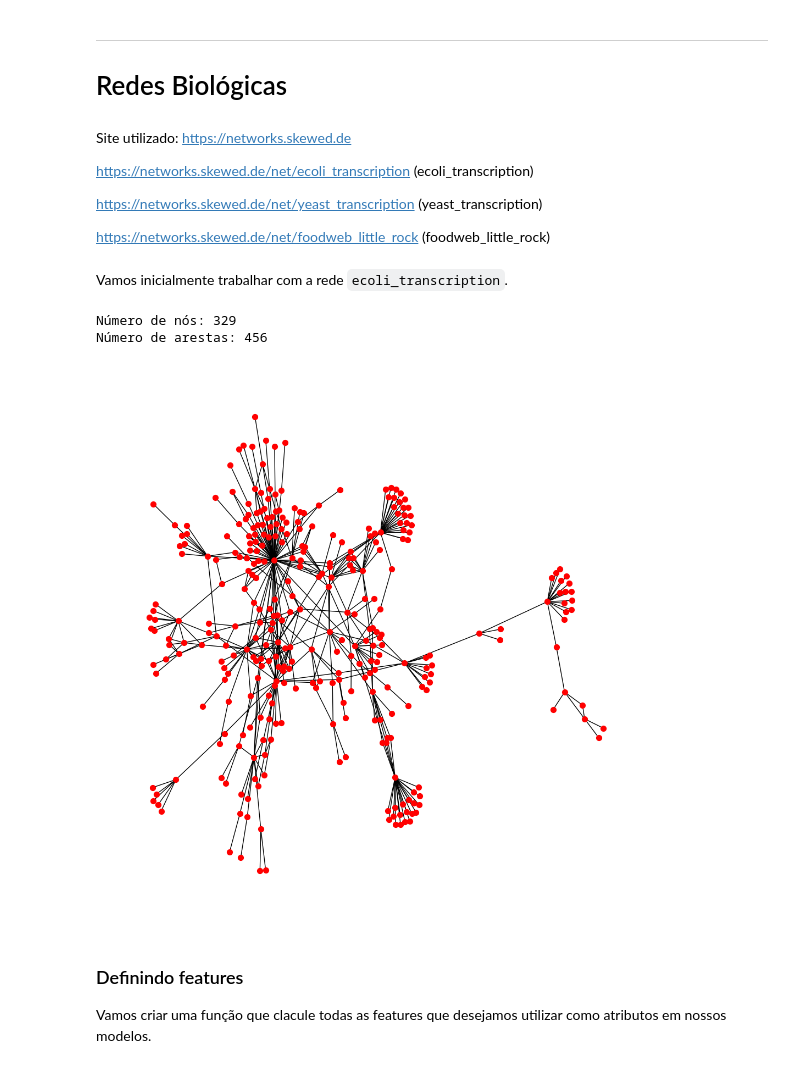
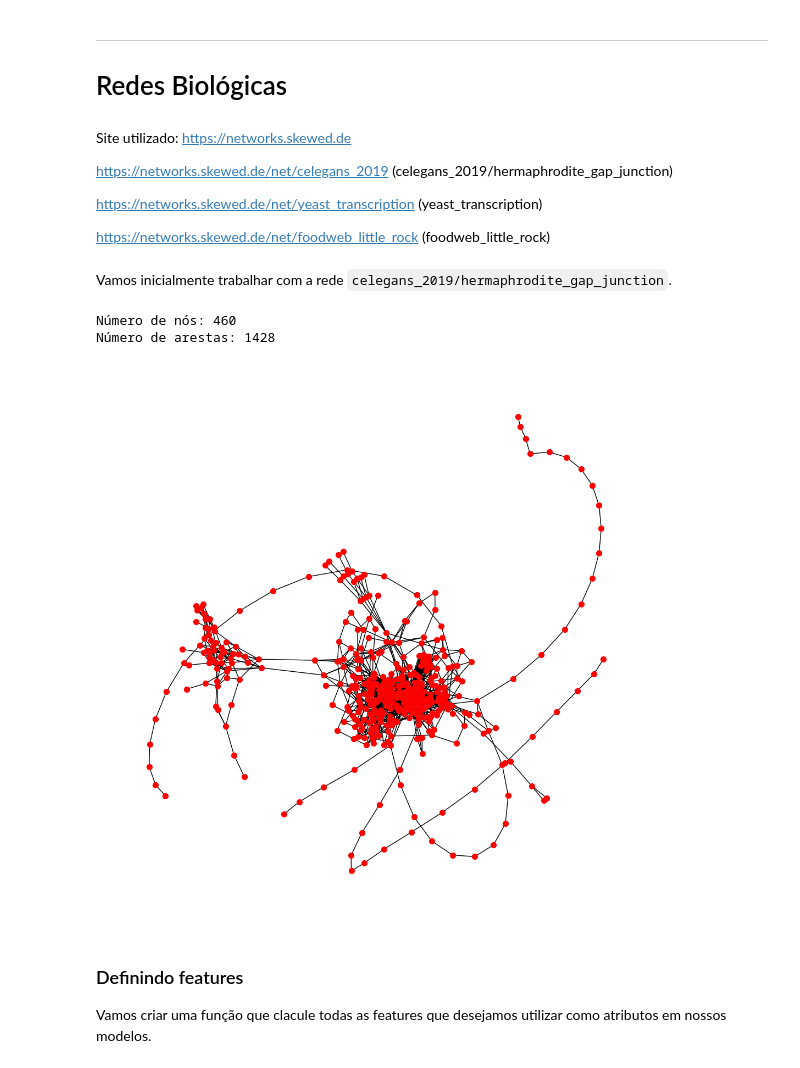
Before and after one commit to VictorFrancheto/Synchronization_Complex_Networks, a Jupyter notebook: trabalho.ipynb, the cells around one changed output. Drawn from its saved outputs; the diff is of its cells as text; code cells hidden in the pictures.

```diff
--- a/trabalho.ipynb
+++ b/trabalho.ipynb
@@ -85,13 +85,13 @@ modelo BA
 # %% [markdown]
 Site utilizado: https://networks.skewed.de
 
-https://networks.skewed.de/net/ecoli_transcription (ecoli_transcription)
+https://networks.skewed.de/net/celegans_2019 (celegans_2019/hermaphrodite_gap_junction)
 
 https://networks.skewed.de/net/yeast_transcription (yeast_transcription)
 
 https://networks.skewed.de/net/foodweb_little_rock (foodweb_little_rock)
 # %% [markdown]
-Vamos inicialmente trabalhar com a rede `ecoli_transcription`.
+Vamos inicialmente trabalhar com a rede `celegans_2019/hermaphrodite_gap_junction`.
 # %%
 import networkx as nx
 import matplotlib.pyplot as plt
@@ -107,43 +107,42 @@ from sklearn import metrics
 
 # Importando a rede do Graph-tool
 
-G_gt = gt.collection.ns["ecoli_transcription/v1.0"]
-
+G_gt = gt.collection.ns["celegans_2019/hermaphrodite_gap_junction"]
 
 # Criando um grafo vazio do NetworkX
 G_nx = nx.Graph()
 
 # Adicionando arestas do grafo do Graph-tool para o grafo do NetworkX
 for edge in G_gt.edges():
     G_nx.add_edge(edge.source(), edge.target())
 
 # Removendo auto-laços
 G_nx.remove_edges_from(nx.selfloop_edges(G_nx))
 
 # Obtendo o maior componente conectado
 Gcc = sorted(nx.connected_components(G_nx), key=len, reverse=True)
 G_nx = G_nx.subgraph(Gcc[0])
 
 # Convertendo rótulos de nós para inteiros
 mapeamento = {node: idx for idx, node in enumerate(G_nx.nodes())}
 G_nx = nx.relabel_nodes(G_nx, mapeamento)
 
 N = len(G_nx)
 M = G_nx.number_of_edges()
 print("Número de nós:", N)
 print("Número de arestas:", M)
 
 #Calculando a posição dos nós usando o layout spring do NetworkX
 pos = nx.spring_layout(G_nx)
 
 #Desenhando o grafo
 plt.figure(figsize=(10, 10))
 nx.draw(G_nx, pos, node_color="red", node_size=50, with_labels=False)
 plt.show()
 # %% [output]
-Número de nós: 329
-Número de arestas: 456
+Número de nós: 460
+Número de arestas: 1428
-[figure, old version]
+[figure, new version]
 # %% [markdown]
 ### Definindo features
 
```
Also changed, not shown: parts of 32 cells of this notebook.
